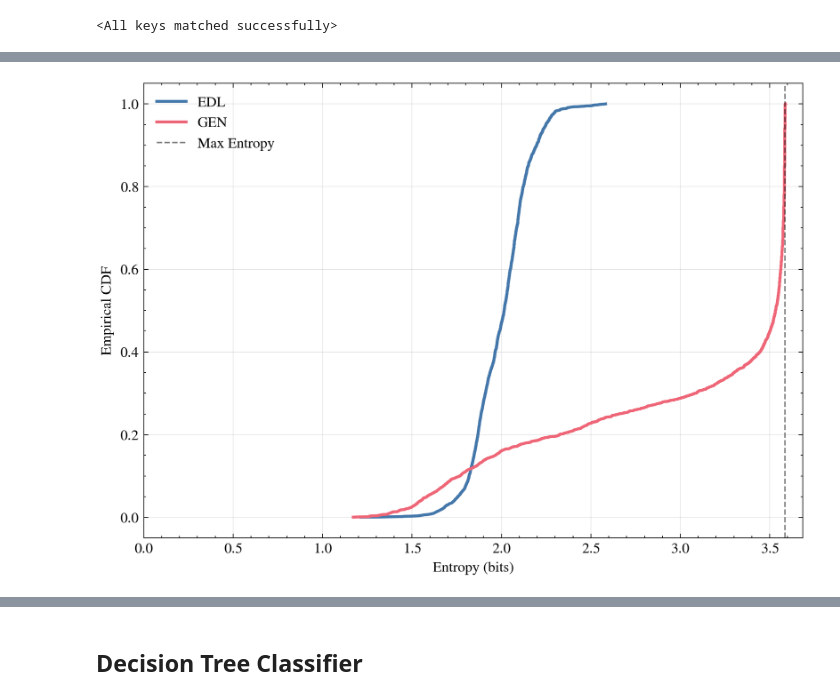
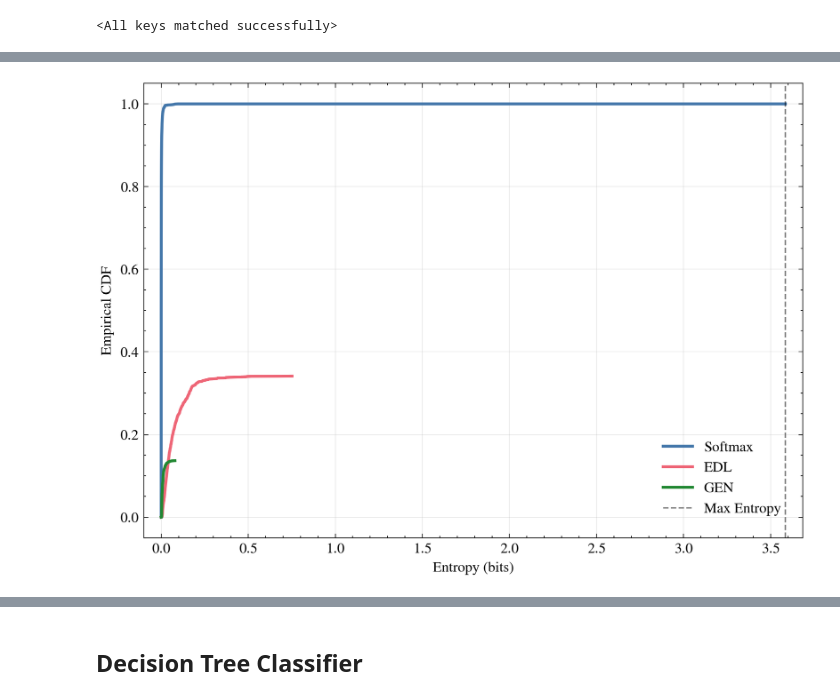
Before and after one commit to LucaCtt/csi-vae, a Jupyter notebook: notebooks/best_model.ipynb, the cells around one changed output, grey strips where cells are left out. Saved outputs shown, nothing was run; the diff lists cells and outputs as text; code cells hidden in the pictures.

Commit message:
feat: Refactor and fix edl code, gitignore plots

```diff
--- a/notebooks/best_model.ipynb
+++ b/notebooks/best_model.ipynb
@@ -278,5 +272,7 @@ edl_fusion = fusion.Delayed(
     best_model.params["fusion_dropout"],
 )
 edl_fusion.to(DEVICE)
-edl_fusion.load_state_dict(torch.load(WEIGHTS_DIR / "edl" / f"t{edl_study.best_trial.number}" / "delayed_fusion.pt"))
+edl_fusion.load_state_dict(
+    torch.load(WEIGHTS_DIR / "edl" / "edl" / f"t{edl_study.best_trial.number}" / "delayed_fusion.pt"),
+)
 # %% [output]
@@ -295,6 +291,8 @@ gen_fusion = fusion.Delayed(
     best_model.params["fusion_dropout"],
 ).to(DEVICE)
 gen_fusion.to(DEVICE)
-gen_fusion.load_state_dict(torch.load(WEIGHTS_DIR / "gen" / f"t{gen_study.best_trial.number}" / "delayed_fusion.pt"))
+gen_fusion.load_state_dict(
+    torch.load(WEIGHTS_DIR / "edl" / "gen" / f"t{gen_study.best_trial.number}" / "delayed_fusion.pt"),
+)
 # %% [output]
 <All keys matched successfully>
@@ -380,3 +374,14 @@ plt.show()
+# %%
+def get_ood_dl(dataset_path: Path) -> torch.utils.data.DataLoader:
+    """Load the OOD dataset and return a DataLoader for it."""
+    ood_train_ds, ood_val_ds, ood_test_ds = dataset.load(
+        dataset_path=dataset_path,
+        window_size=settings.window_size,
+        n_activities=settings.n_activities,
+        stride=settings.stride,
+    )
+    ood_ds = torch.utils.data.ConcatDataset([ood_train_ds, ood_val_ds, ood_test_ds])
+    return make_dataloader(ood_ds, batch_size=batch_size, shuffle=False, seed=best_model.seed)
 # %%
 def compute_ood_entropy(
     model: torch.nn.Module,
@@ -417,32 +422,49 @@ def compute_ood_entropy(
 
     return np.array(entropies)
 
+def _softmax_inference(logits: torch.Tensor) -> tuple[torch.Tensor, torch.Tensor, torch.Tensor]:
+    """Inference function for softmax-based model."""
+    logits = logits.float()
+    probs = torch.nn.functional.softmax(logits, dim=1)
+    pred = probs.argmax(dim=1)
 
-# Collect entropies for both models
-results = {
-    "EDL": compute_ood_entropy(edl_fusion, edl_inference, ood_dl, DEVICE),
-    "GEN": compute_ood_entropy(gen_fusion, gen_inference, ood_dl, DEVICE),
-}
-max_entropy = np.log2(settings.n_activities)
+    return pred, torch.zeros_like(pred), probs
 
-plt.figure(figsize=(7, 5))
+for ood_dataset in OOD_DATASETS:
+    print(f"Evaluating OOD dataset: {ood_dataset.name}")
+    ood_dl = get_ood_dl(ood_dataset)
 
-for label, entropies in results.items():
-    # Sort data for ECDF
-    x = np.sort(entropies)
-    y = np.arange(1, len(x) + 1) / len(x)
+    # Collect entropies for both models
+    results = {
+        "Softmax": compute_ood_entropy(delayed_fusion, _softmax_inference, ood_dl, DEVICE),
+        "EDL": compute_ood_entropy(edl_fusion, gen_inference, ood_dl, DEVICE),
+        "GEN": compute_ood_entropy(gen_fusion, gen_inference, ood_dl, DEVICE),
+    }
+    max_entropy = np.log2(settings.n_activities)
 
-    plt.plot(x, y, label=label, lw=2)
+    plt.figure(figsize=(7, 5))
 
-plt.axvline(x=max_entropy, color="k", linestyle="--", alpha=0.5, label="Max Entropy")
+    for label, entropies in results.items():
+        # Sort data for ECDF
+        x = np.sort(entropies)
+        y = np.arange(1, len(x) + 1) / len(x)
 
-plt.xlabel("Entropy (bits)")
-plt.ylabel("Empirical CDF")
-plt.legend()
-plt.grid(True, alpha=0.3)
-plt.xlim(0, max_entropy + 0.1)
-plt.legend()
-plt.tight_layout()
-plt.savefig(PLOTS_DIR / "edl_ood_entropy_cdf.pdf")
-plt.show()
+        plt.plot(
+            np.concatenate(([0], x, [max_entropy])),
+            np.concatenate(([0], y, [y[-1]])),
+            label=label,
+            lw=2,
+        )
+
+    plt.axvline(x=max_entropy, color="k", linestyle="--", alpha=0.5, label="Max Entropy")
+
+    plt.xlabel("Entropy (bits)")
+    plt.ylabel("Empirical CDF")
+    plt.legend()
+    plt.grid(True, alpha=0.3)
+    plt.xlim(-0.1, max_entropy + 0.1)
+    plt.legend(loc="lower right", borderpad=1)
+    plt.tight_layout()
+    plt.savefig(PLOTS_DIR / f"edl_ood_entropy_cdf_{ood_dataset.name.split('.')[0]}.pdf")
+    plt.show()
 # %% [output]
@@ -449 +472 @@ plt.show()
-[figure, old version]
+[figure, new version]
```
Also changed, not shown: parts of 11 cells of this notebook, 20 other files.
